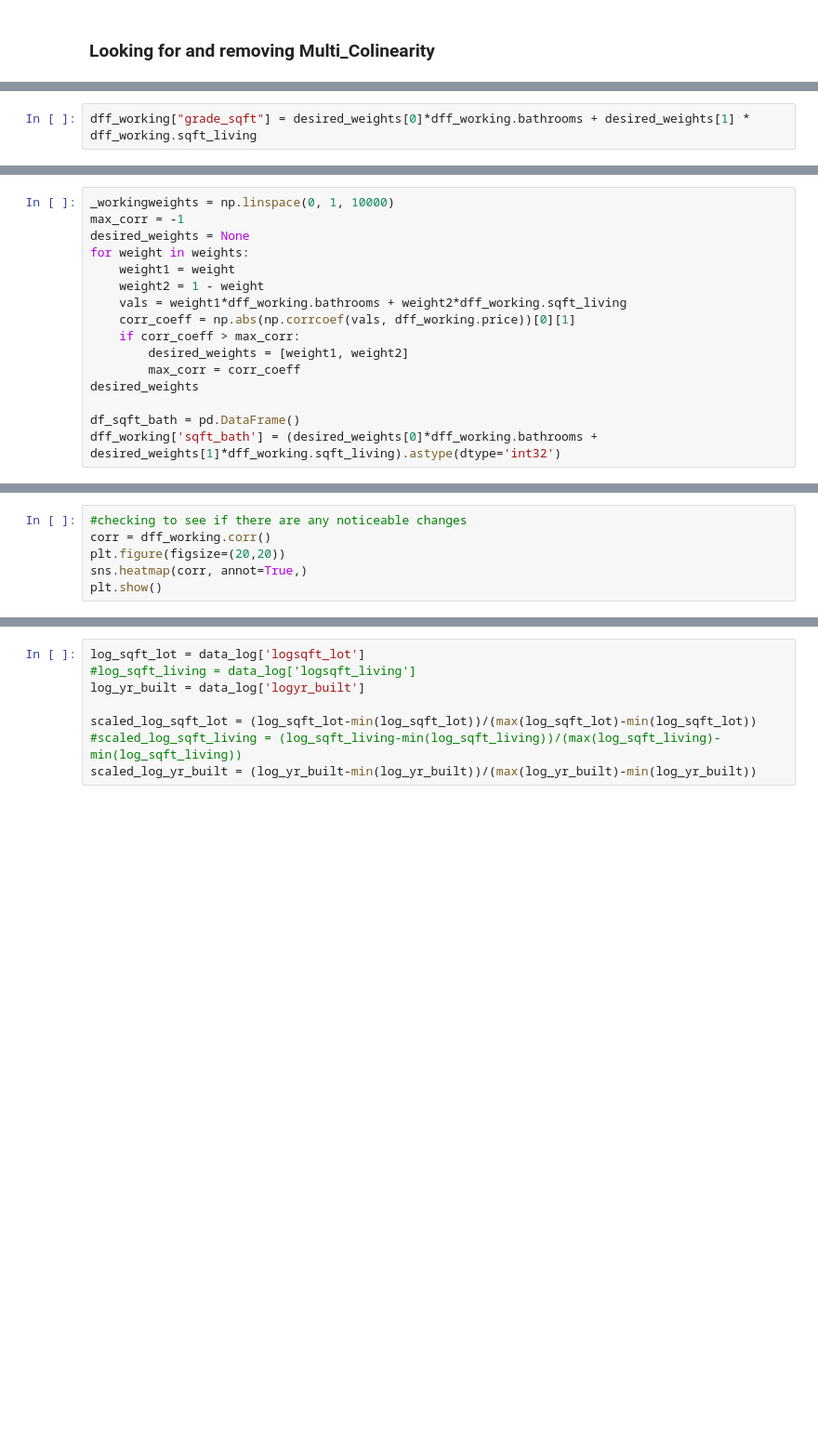
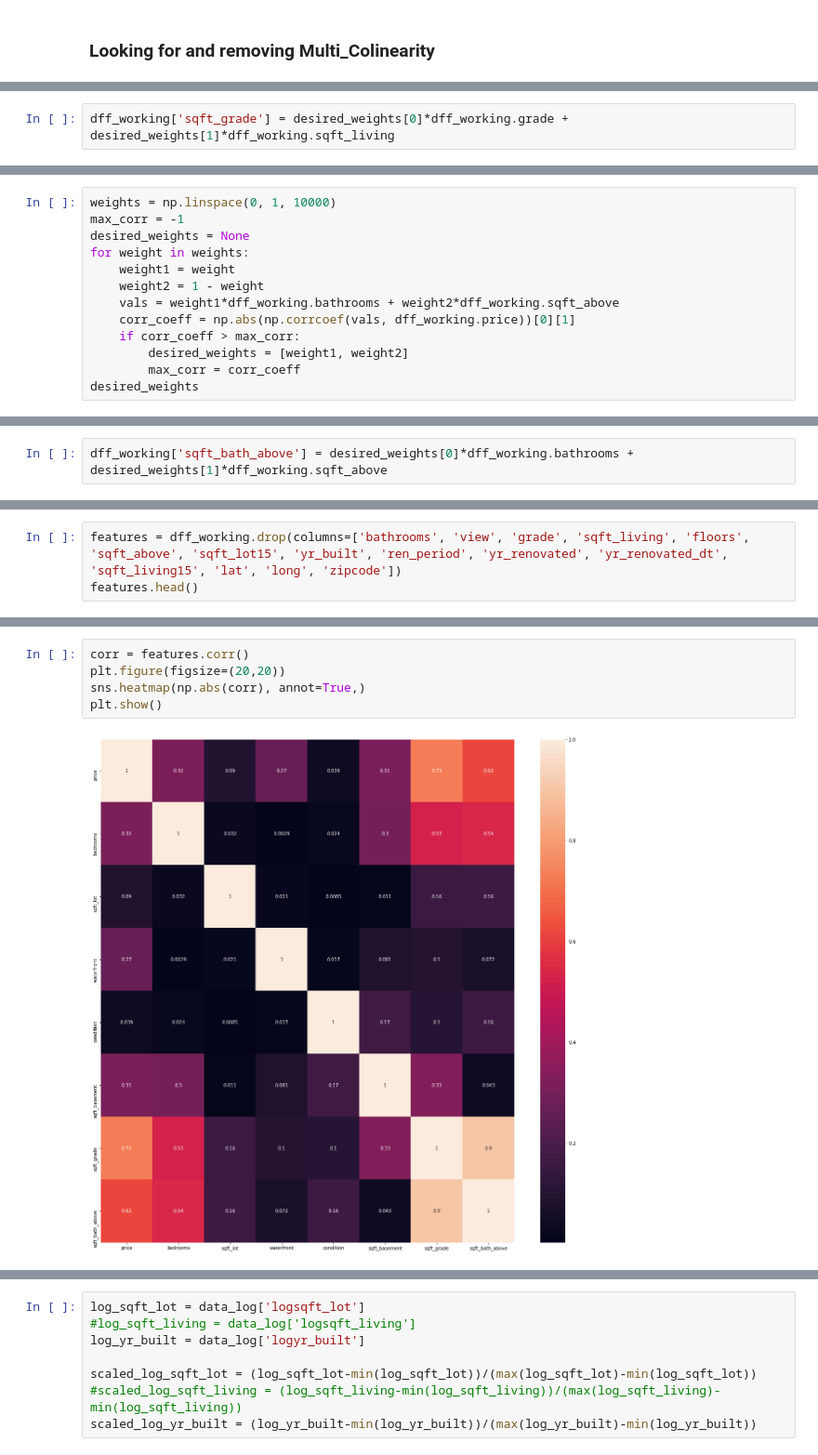
Before and after one commit to Cheffrey2000/Real-Estate-Price_Prediction, a Jupyter notebook: Jeffrey Hinkle KC Housing Data Analysis.ipynb, the cells around one changed output, grey strips where cells are left out. Shown at 93% size. Saved outputs shown, nothing was run; the diff lists cells and outputs as text; blank space fills up the shorter version.

```diff
--- a/Jeffrey Hinkle KC Housing Data Analysis.ipynb
+++ b/Jeffrey Hinkle KC Housing Data Analysis.ipynb
@@ -473,2 +559,2 @@ dff_working['sqft_grade'] = (desired_weights[0]*dff_working.grade + desired_weig
 # %%
-dff_working["grade_sqft"] = desired_weights[0]*dff_working.bathrooms + desired_weights[1] * dff_working.sqft_living
+dff_working['sqft_grade'] = desired_weights[0]*dff_working.grade + desired_weights[1]*dff_working.sqft_living
@@ -475,16 +589,13 @@ dff_working["grade_sqft"] = desired_weights[0]*dff_working.bathrooms + desired_w
 # %%
-_workingweights = np.linspace(0, 1, 10000)
+weights = np.linspace(0, 1, 10000)
 max_corr = -1
 desired_weights = None
 for weight in weights:
     weight1 = weight
     weight2 = 1 - weight
-    vals = weight1*dff_working.bathrooms + weight2*dff_working.sqft_living
+    vals = weight1*dff_working.bathrooms + weight2*dff_working.sqft_above
     corr_coeff = np.abs(np.corrcoef(vals, dff_working.price))[0][1]
     if corr_coeff > max_corr:
         desired_weights = [weight1, weight2]
         max_corr = corr_coeff
 desired_weights
-
-df_sqft_bath = pd.DataFrame()
-dff_working['sqft_bath'] = (desired_weights[0]*dff_working.bathrooms + desired_weights[1]*dff_working.sqft_living).astype(dtype='int32')
@@ -492,0 +604,2 @@ dff_working.head()
+# %%
+dff_working['sqft_bath_above'] = desired_weights[0]*dff_working.bathrooms + desired_weights[1]*dff_working.sqft_above
@@ -492,0 +629,3 @@ dff_working.head()
+# %%
+features = dff_working.drop(columns=['bathrooms', 'view', 'grade', 'sqft_living', 'floors', 'sqft_above', 'sqft_lot15', 'yr_built', 'ren_period', 'yr_renovated', 'yr_renovated_dt', 'sqft_living15', 'lat', 'long', 'zipcode'])
+features.head()
@@ -493,6 +639,7 @@ dff_working.head()
 # %%
-#checking to see if there are any noticeable changes
-corr = dff_working.corr()
+corr = features.corr()
 plt.figure(figsize=(20,20))
-sns.heatmap(corr, annot=True,)
+sns.heatmap(np.abs(corr), annot=True,)
 plt.show()
+# %% [output]
+[figure, added]
```
Also changed, not shown: parts of 31 cells of this notebook.
